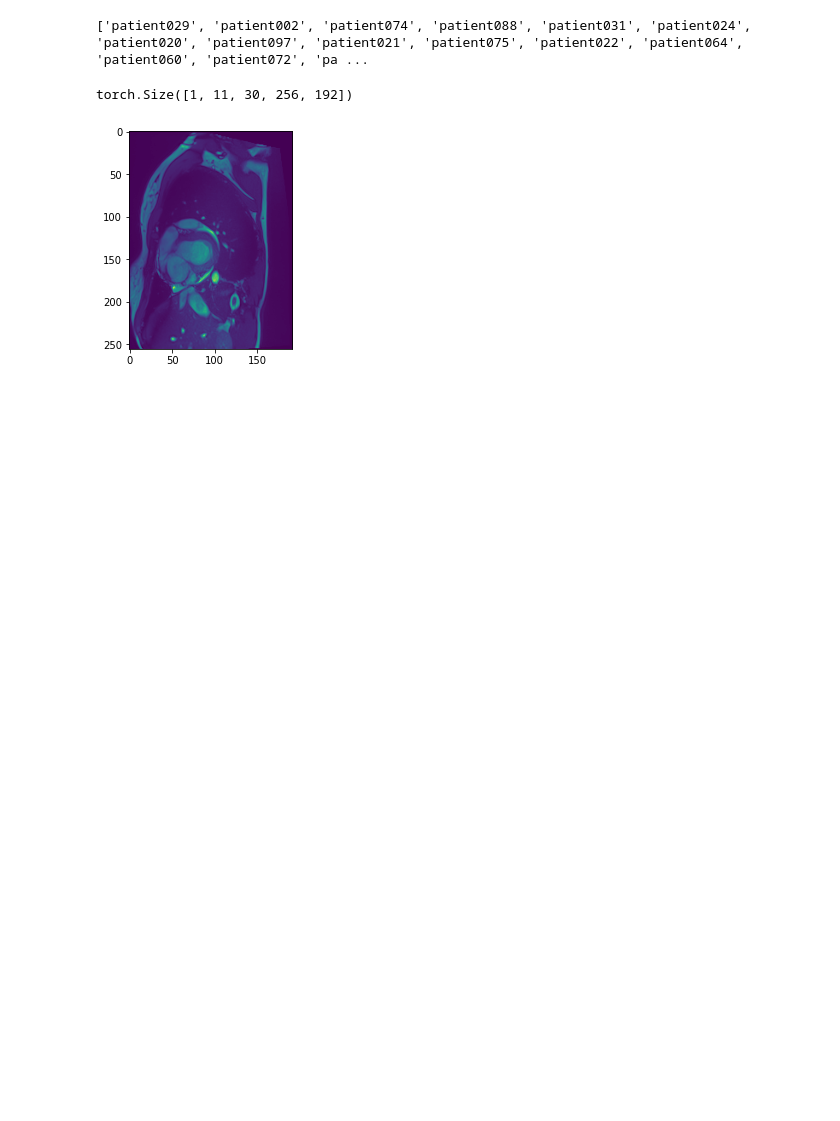
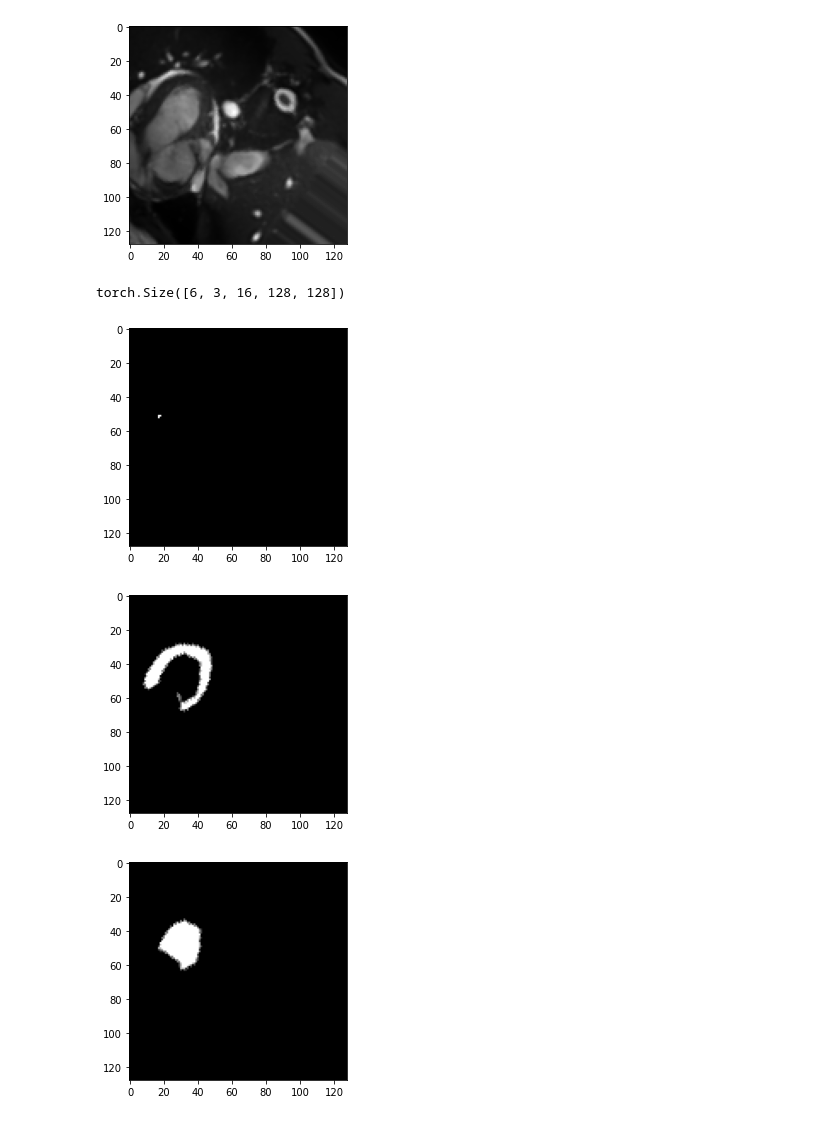
Before and after one commit to Barisimre/ProjectLearningMedicalDeep, a Jupyter notebook: project.ipynb, the cells around one changed output. Cells and saved outputs as stored; diff of their text form; code cells hidden in the pictures; blank space fills up the shorter version.

```diff
--- a/project.ipynb
+++ b/project.ipynb
@@ -20,11 +26,10 @@ True
 # %%
-patient_folders = os.listdir("data/training")
-patient_folders = [x for x in patient_folders if '.' not in x]
-images = [{'img': "data/training/" + x + "/" + x + "_4d.nii.gz"} for x in patient_folders]
+patient_folders = ["data/training/" + x + "/" for x in os.listdir("data/training")]
+patient_files = [[x + y[:-7] for y in os.listdir(x) if "frame" in y and "gt" not in y] for x in patient_folders]
+patient_files_flattened = [element for sublist in patient_files for element in sublist]
 
-print(patient_folders)
+
+images = [{'img': x} for x in patient_files_flattened]
-# %% [output]
-['patient029', 'patient002', 'patient074', 'patient088', 'patient031', 'patient024', 'patient020', 'patient097', 'patient021', 'patient075', 'patient022', 'patient064', 'patient060', 'patient072', 'pa ...
 # %%
 from eval import load_nii
 class LoadNIFTI(monai.transforms.Transform):
@@ -48,17 +76,41 @@ class LoadNIFTI(monai.transforms.Transform):
 # add_channels_transform = monai.transforms.AddChanneld(keys=['img', 'mask'])
 # flip_transform = monai.transforms.RandFlipd(keys=['img', 'mask'], prob=1, spatial_axis=1)
 # rotate_transform = monai.transforms.RandRotated(keys=['img', 'mask'], range_x=np.pi/4, prob=1, mode=['bilinear', 'nearest'])
+
+compose_transform = monai.transforms.Compose(
+    [
+        LoadNIFTI(),
+        monai.transforms.AddChanneld(keys=['img', 'mask']),
+        monai.transforms.ScaleIntensityd(keys=['img', 'mask'], minv=0.0, maxv=1.0),
+        SplitMask(),
+        monai.transforms.Resized(keys=['img', 'mask'], spatial_size=(-1, 200, 200)),
+        monai.transforms.SpatialPadd(keys=['img', 'mask'], spatial_size=(16, -1, -1)),
+        monai.transforms.RandFlipd(keys=['img', 'mask'], prob=1, spatial_axis=1),
+        monai.transforms.RandRotated(keys=['img', 'mask'], range_x=np.pi/4, prob=1, mode=['bilinear', 'nearest']),
+        monai.transforms.RandSpatialCropd(keys=['img', 'mask'], roi_size=(16, 128, 128), random_size=False),
+        monai.transforms.ScaleIntensityd(keys=['mask'], minv=0.0, maxv=1.0)
+    ]
+)
 # %%
 train_dict_list = [x for x in images]
-dataset = monai.data.CacheDataset(train_dict_list, transform=LoadNIFTI())
+dataset = monai.data.CacheDataset(train_dict_list, transform=compose_transform)
 # %%
-data_loader = monai.data.DataLoader(dataset, batch_size=1)
+data_loader = monai.data.DataLoader(dataset, batch_size=6)
 # %%
 # Visualize something
 for data in data_loader:
-    print(np.shape(data['img']))
-    plt.imshow(data['img'][0][0][29])
+    plt.imshow(data['img'][0][0][5], cmap='gray')
+    plt.show()
+    print(data['mask'].shape)
+    plt.imshow(data['mask'][0][0][5], cmap='gray')
+    plt.show()
+    plt.imshow(data['mask'][0][1][5], cmap='gray')
+    plt.show()
+    plt.imshow(data['mask'][0][2][5], cmap='gray')
     break
 # %% [output]
+[figure, new version]
-torch.Size([1, 11, 30, 256, 192])
+torch.Size([6, 3, 16, 128, 128])
-[figure, old version]
+[figure, added]
+[figure, added]
+[figure, added]
```
Also changed, not shown: parts of 8 cells of this notebook, 6 other files.
